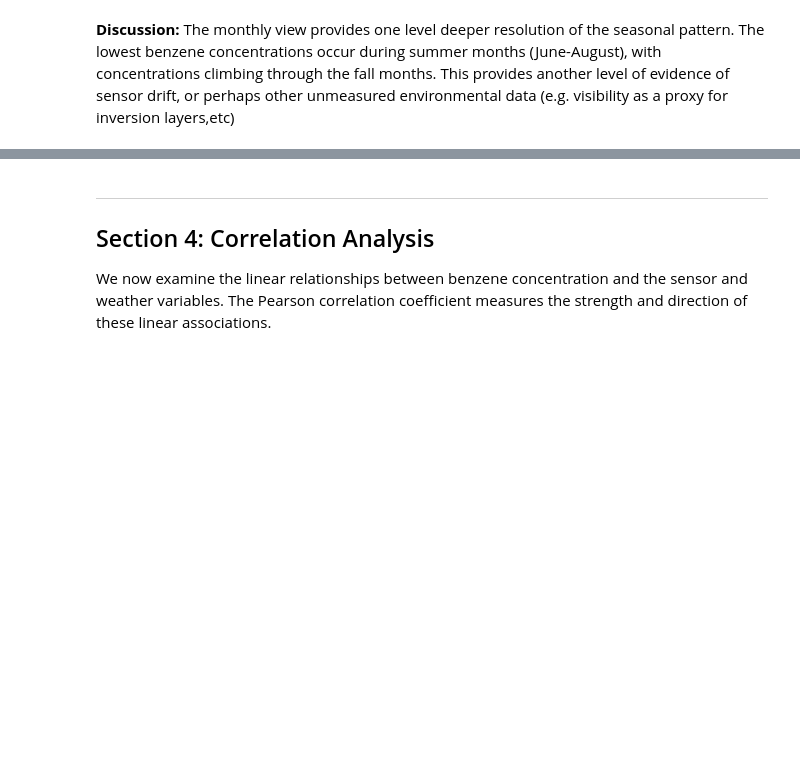
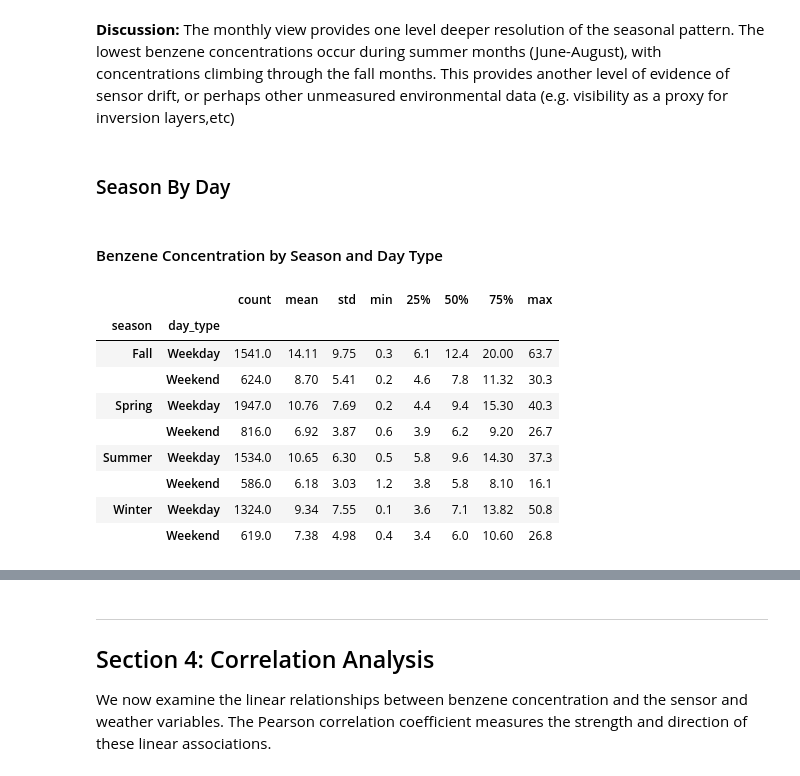
Before and after one commit to HannahShaw21/ST-554-Project1, a Jupyter notebook: Task2/Project_1_Task_2_David_Pressley.ipynb, the cells around one changed output, grey strips where cells are left out. Cells and saved outputs as stored; diff of their text form; code cells hidden in the pictures; blank space fills up the shorter version.

```diff
--- a/Task2/Project_1_Task_2_David_Pressley.ipynb
+++ b/Task2/Project_1_Task_2_David_Pressley.ipynb
@@ -712,3 +702,33 @@ plt.show()
 [figure]
 # %% [markdown]
 **Discussion:** The monthly view provides one level deeper resolution of the seasonal pattern. The lowest benzene concentrations occur during summer months (June-August), with concentrations climbing through the fall months. This provides another level of evidence of sensor drift, or perhaps other unmeasured environmental data (e.g. visibility as a proxy for inversion layers,etc)
+# %% [markdown]
+### Season By Day
+# %%
+# create weekday/weekend label
+benzene_analysis_df["day_type"] = np.where(
+    benzene_analysis_df.index.dayofweek >= 5, "Weekend", "Weekday"
+)
+
+# grouped summary: season x day_type
+season_daytype_summary = (
+    benzene_analysis_df
+    .groupby(["season", "day_type"])[target_col]
+    .describe()
+    .round(2)
+)
+
+display(Markdown("#### Benzene Concentration by Season and Day Type"))
+display(season_daytype_summary)
+# %% [output]
+#### Benzene Concentration by Season and Day Type
+|  |  | count | mean | std | min | 25% | 50% | 75% | max |
+| season | day_type |  |  |  |  |  |  |  |  |
+| Fall | Weekday | 1541.0 | 14.11 | 9.75 | 0.3 | 6.1 | 12.4 | 20.00 | 63.7 |
+|  | Weekend | 624.0 | 8.70 | 5.41 | 0.2 | 4.6 | 7.8 | 11.32 | 30.3 |
+| Spring | Weekday | 1947.0 | 10.76 | 7.69 | 0.2 | 4.4 | 9.4 | 15.30 | 40.3 |
+|  | Weekend | 816.0 | 6.92 | 3.87 | 0.6 | 3.9 | 6.2 | 9.20 | 26.7 |
+| Summer | Weekday | 1534.0 | 10.65 | 6.30 | 0.5 | 5.8 | 9.6 | 14.30 | 37.3 |
+|  | Weekend | 586.0 | 6.18 | 3.03 | 1.2 | 3.8 | 5.8 | 8.10 | 16.1 |
+| Winter | Weekday | 1324.0 | 9.34 | 7.55 | 0.1 | 3.6 | 7.1 | 13.82 | 50.8 |
+|  | Weekend | 619.0 | 7.38 | 4.98 | 0.4 | 3.4 | 6.0 | 10.60 | 26.8 |
```
Also changed, not shown: parts of 14 cells of this notebook.
